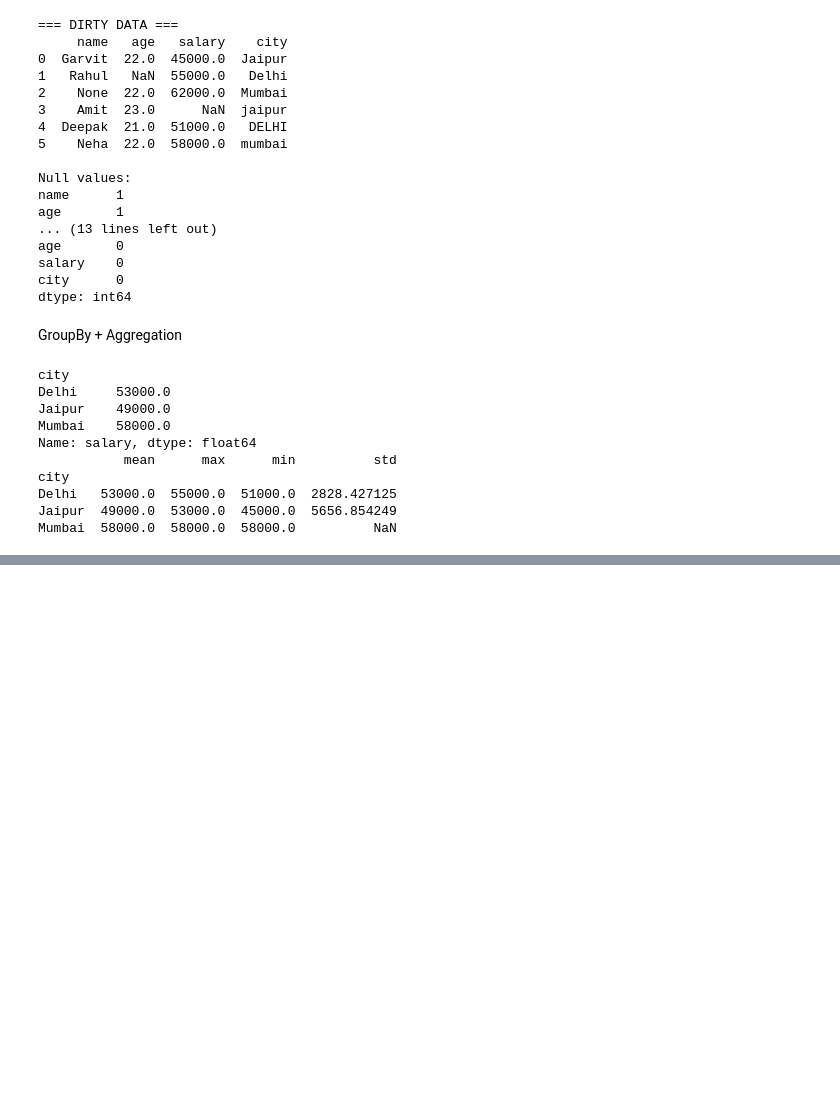
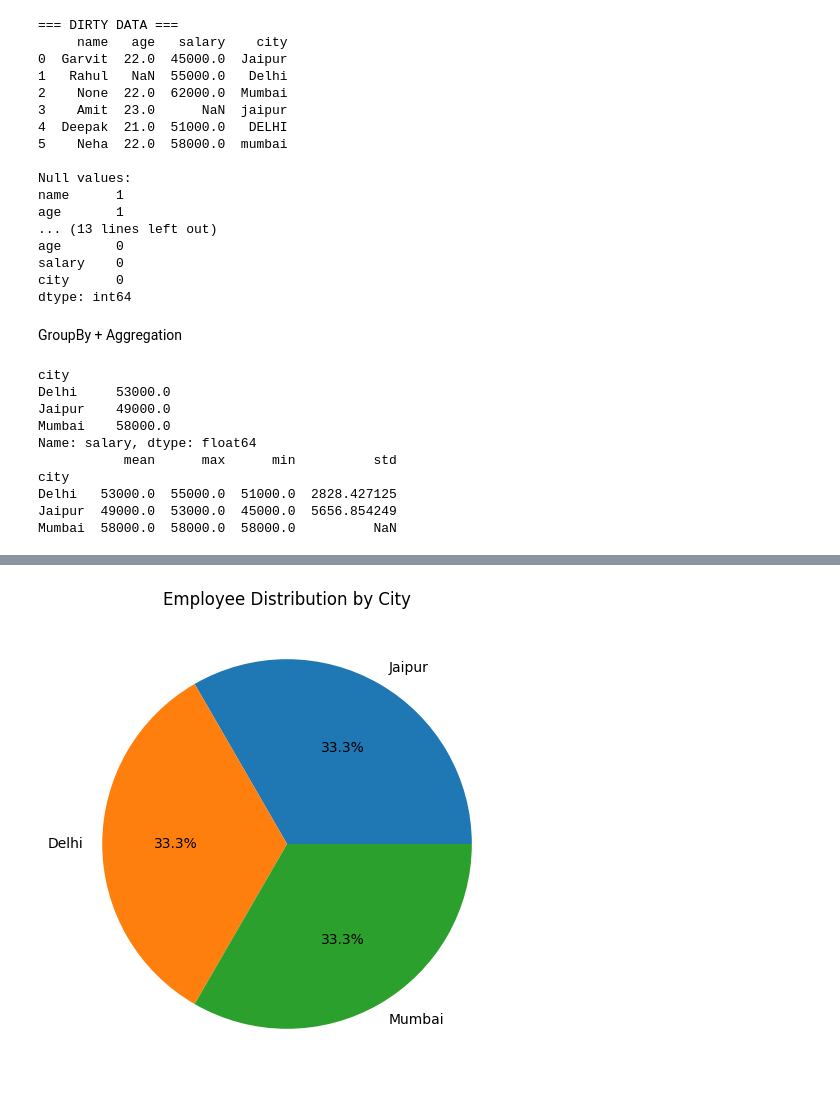
Before and after one commit to Garvitk001/python-grind, a Jupyter notebook: Day6.ipynb, the cells around one changed output, grey strips where cells are left out. Saved outputs shown, nothing was run; the diff lists cells and outputs as text; code cells hidden in the pictures; blank space fills up the shorter version.

```diff
--- a/Day6.ipynb
+++ b/Day6.ipynb
@@ -261,0 +322,22 @@ Mumbai  58000.0  58000.0  58000.0          NaN
+# %%
+
+data = {
+    "name"    : ["Garvit", "Rahul", "Priya", "Amit", "Deepak", "Neha"],
+    "age"     : [22, 21, 22, 23, 21, 22],
+    "city"    : ["Jaipur", "Delhi", "Mumbai", "Jaipur", "Delhi", "Mumbai"],
+    "salary"  : [45000, 55000, 62000, 38000, 51000, 58000],
+    "cgpa"    : [8.3, 7.5, 9.2, 6.8, 7.8, 8.9],
+}
+
+df = pd.DataFrame(data)
+names    = df["name"].tolist()
+salaries = df["salary"].tolist()
+
+city_counts=df["city"].value_counts()
+plt.figure(figsize=(6,6))
+plt.pie(city_counts.values,labels=city_counts.index ,autopct="%1.1f%%" )
+plt.title("Employee Distribution by City")
+plt.savefig("city_pie.png")
+plt.show()
+# %% [output]
+[figure, added]
```
Also changed, not shown: parts of 8 cells of this notebook, 5 other files.
